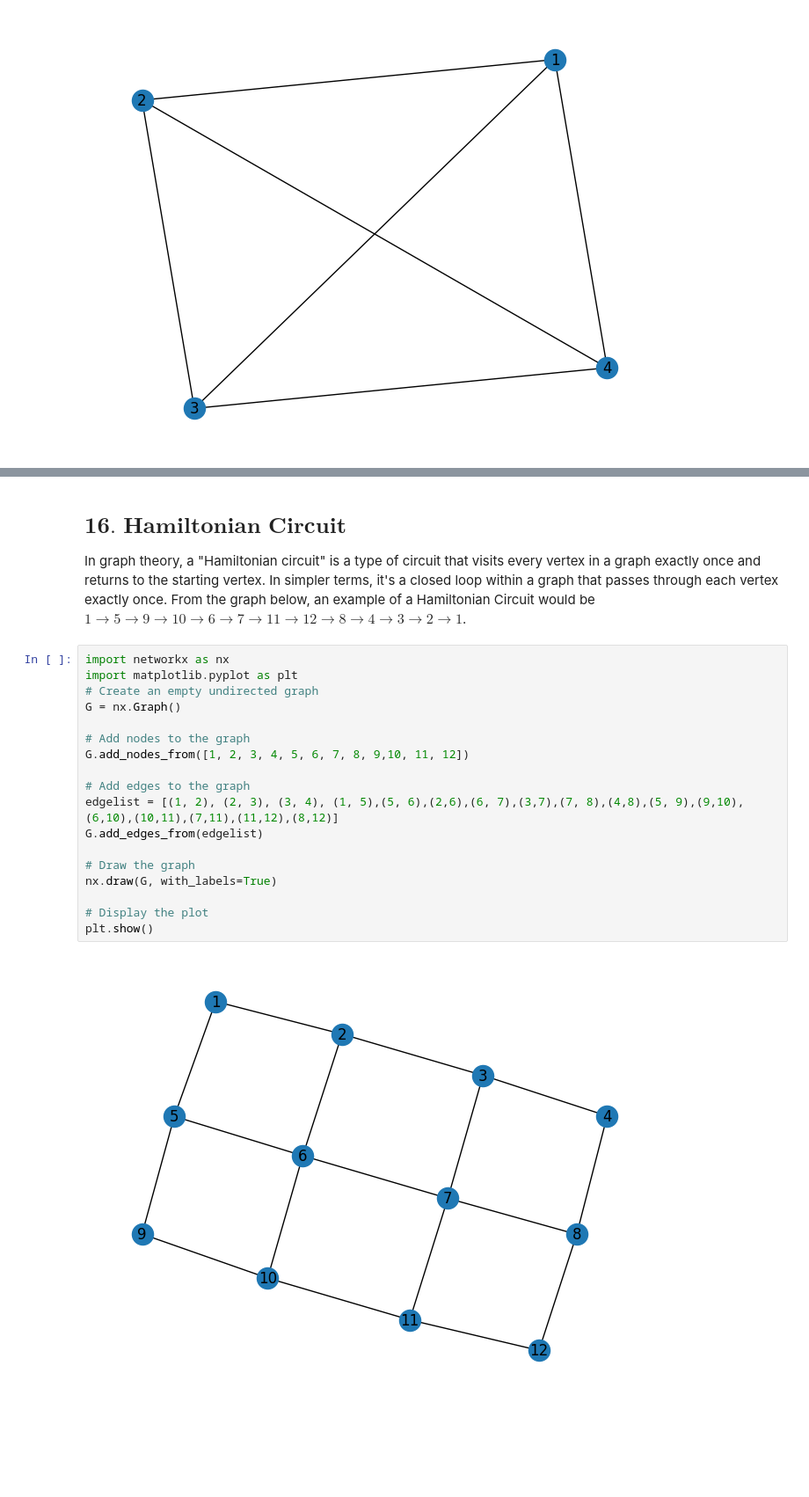
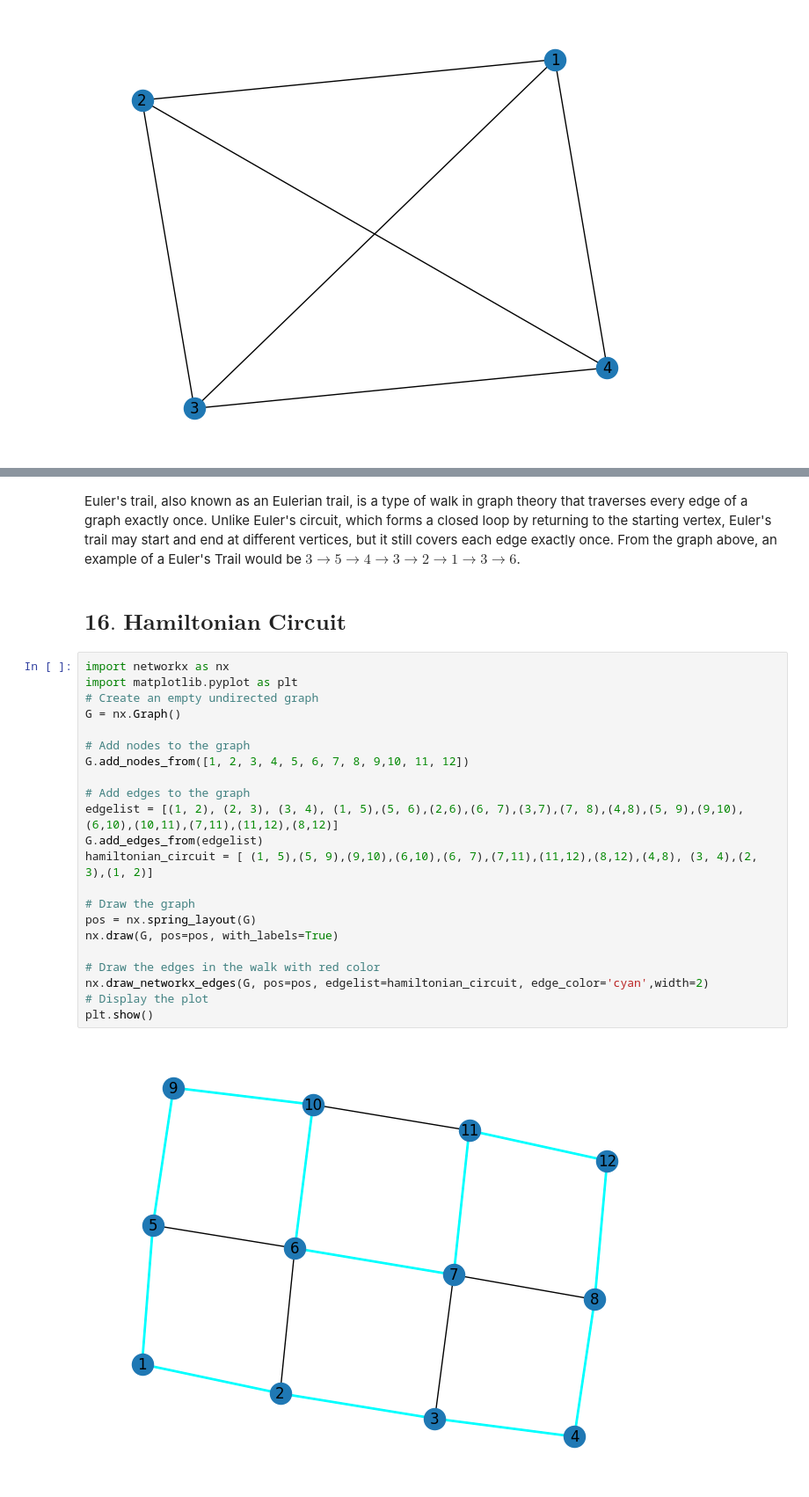
Before and after one commit to gerard-ompad/Discrete_Math_2, a Jupyter notebook: Detablan_AllLectures_ANSWERS/Detablan_LECTURE3_Answers.ipynb, the cells around one changed output, grey strips where cells are left out. Shown: that part at 88% size. Cells and saved outputs as stored; diff of their text form; blank space fills up the shorter version.

```diff
--- a/Detablan_AllLectures_ANSWERS/Detablan_LECTURE3_Answers.ipynb
+++ b/Detablan_AllLectures_ANSWERS/Detablan_LECTURE3_Answers.ipynb
@@ -398,24 +444,29 @@ plt.show()
+# %% [markdown]
+Euler's trail, also known as an Eulerian trail, is a type of walk in graph theory that traverses every edge of a graph exactly once. Unlike Euler's circuit, which forms a closed loop by returning to the starting vertex, Euler's trail may start and end at different vertices, but it still covers each edge exactly once. From the graph above, an example of a Euler's Trail would be $3 \to 5 \to 4 \to 3 \to 2 \to 1 \to 3 \to 6$.
 # %% [markdown]
 $\textbf{16. Hamiltonian Circuit}$
 -
-In graph theory, a "Hamiltonian circuit" is a type of circuit that visits every vertex in a graph exactly once and returns to the starting vertex. In simpler terms, it's a closed loop within a graph that passes through each vertex exactly once. From the graph below, an example of a Hamiltonian Circuit would be $1 \to 5 \to 9 \to 10 \to 6 \to 7 \to 11 \to 12 \to 8 \to 4 \to 3 \to 2 \to 1$.
 # %%
 import networkx as nx
 import matplotlib.pyplot as plt
 # Create an empty undirected graph
 G = nx.Graph()
 
 # Add nodes to the graph
 G.add_nodes_from([1, 2, 3, 4, 5, 6, 7, 8, 9,10, 11, 12])
 
 # Add edges to the graph
 edgelist = [(1, 2), (2, 3), (3, 4), (1, 5),(5, 6),(2,6),(6, 7),(3,7),(7, 8),(4,8),(5, 9),(9,10),(6,10),(10,11),(7,11),(11,12),(8,12)]
 G.add_edges_from(edgelist)
+hamiltonian_circuit = [ (1, 5),(5, 9),(9,10),(6,10),(6, 7),(7,11),(11,12),(8,12),(4,8), (3, 4),(2, 3),(1, 2)]
 
 # Draw the graph
-nx.draw(G, with_labels=True)
+pos = nx.spring_layout(G)
+nx.draw(G, pos=pos, with_labels=True)
 
+# Draw the edges in the walk with red color
+nx.draw_networkx_edges(G, pos=pos, edgelist=hamiltonian_circuit, edge_color='cyan',width=2)
 # Display the plot
 plt.show()
 # %% [output]
-[figure, old version]
+[figure, new version]
```
Also changed, not shown: parts of 38 cells of this notebook, 1 other file.
